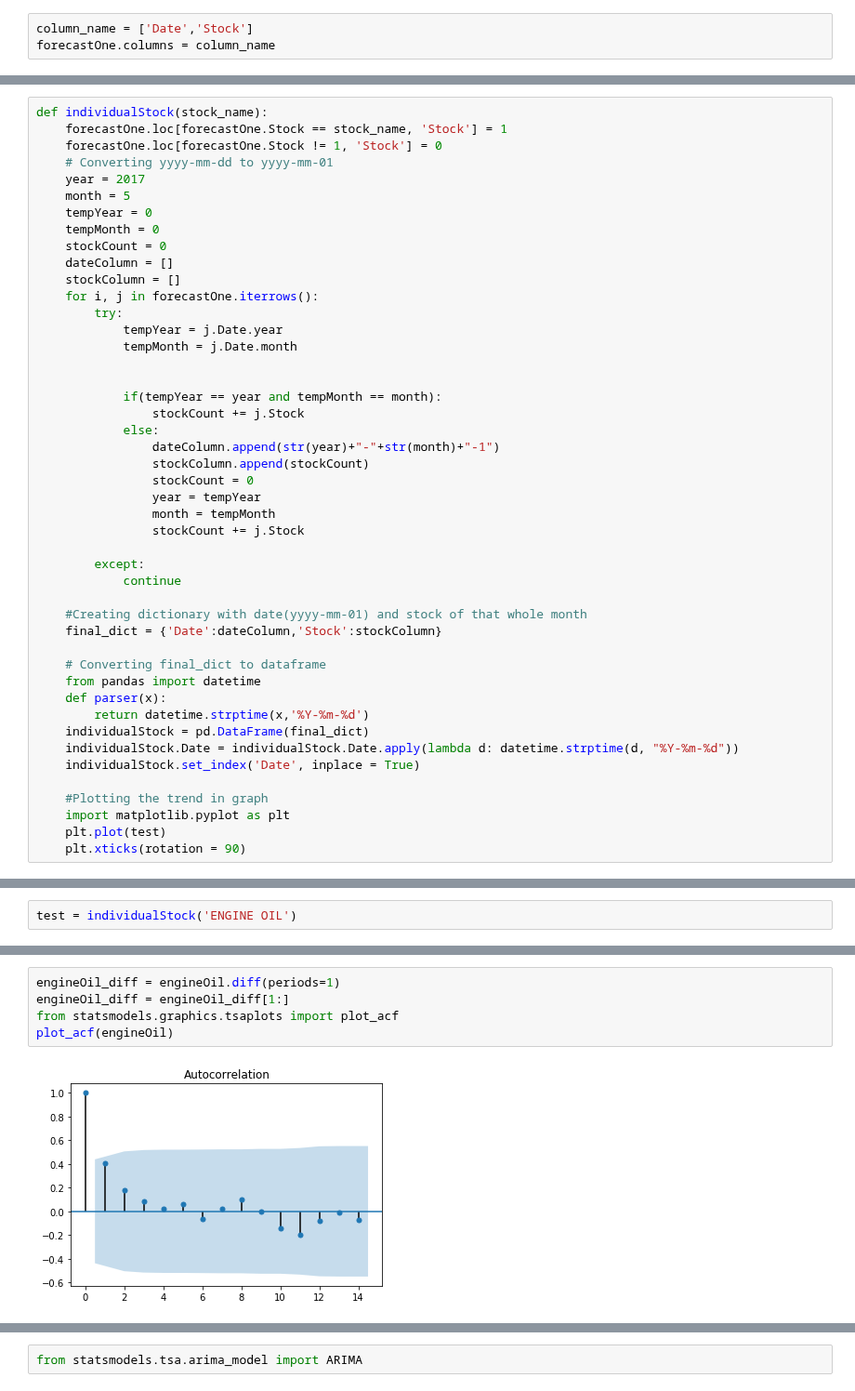
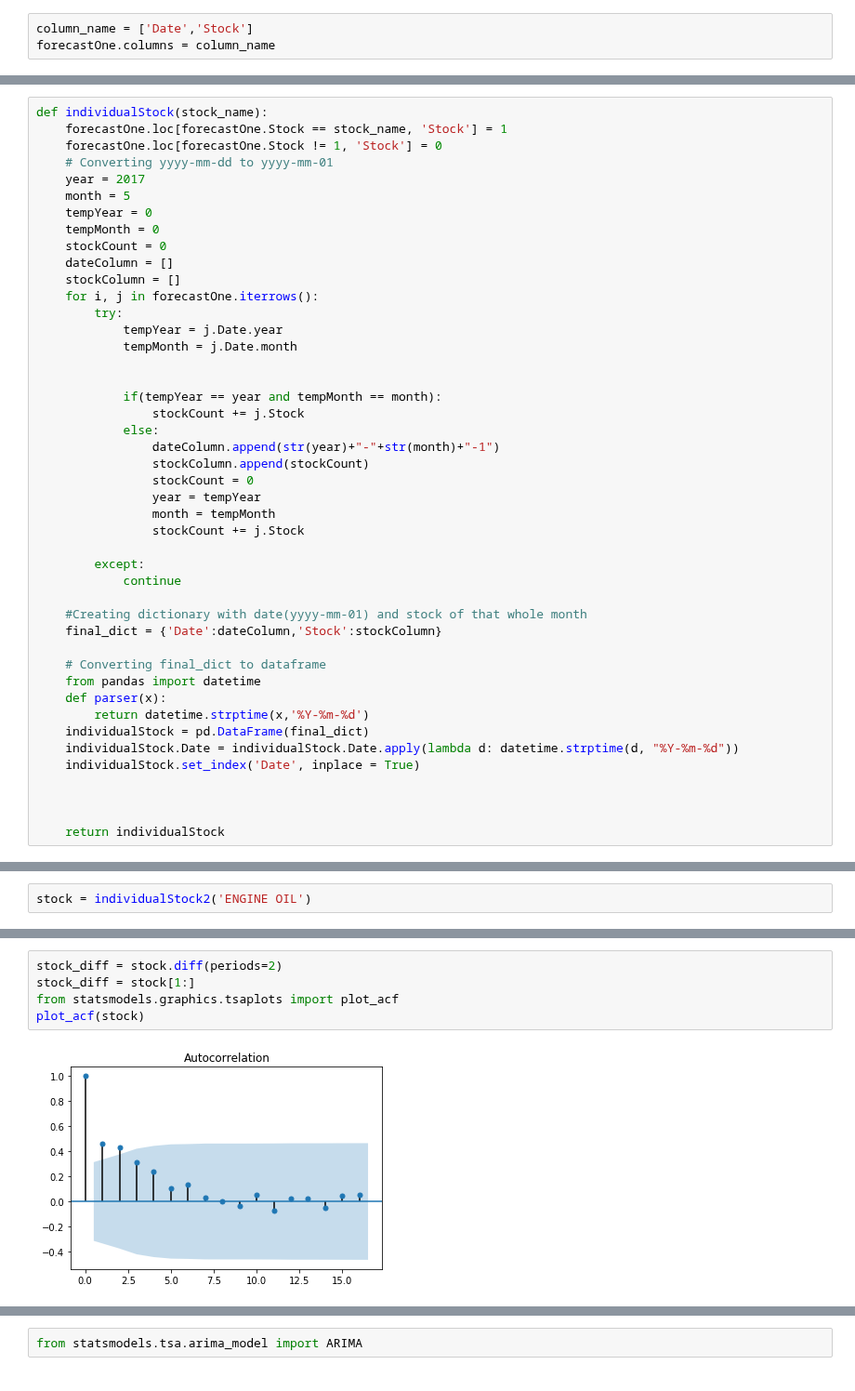
Before and after one commit to sreeharikodakanti/Data-Science-Note, a Jupyter notebook: Assignment #1 Time series/Inventory Forecasting.ipynb, the cells around one changed output, grey strips where cells are left out. Shown at 93% size. Cells and saved outputs as stored; diff of their text form.

```diff
--- a/Assignment #1 Time series/Inventory Forecasting.ipynb
+++ b/Assignment #1 Time series/Inventory Forecasting.ipynb
@@ -94,7 +118,6 @@ def individualStock(stock_name):
     individualStock.Date = individualStock.Date.apply(lambda d: datetime.strptime(d, "%Y-%m-%d"))
     individualStock.set_index('Date', inplace = True)
 
-    #Plotting the trend in graph
-    import matplotlib.pyplot as plt
-    plt.plot(test)
-    plt.xticks(rotation = 90)
+
+
+    return individualStock
@@ -101,2 +191,2 @@ def individualStock(stock_name):
 # %%
-test = individualStock('ENGINE OIL')
+stock = individualStock2('ENGINE OIL')
@@ -175,7 +219,7 @@ plt.xticks(rotation = 90)
 # %%
-engineOil_diff = engineOil.diff(periods=1)
-engineOil_diff = engineOil_diff[1:]
+stock_diff = stock.diff(periods=2)
+stock_diff = stock[1:]
 from statsmodels.graphics.tsaplots import plot_acf
-plot_acf(engineOil)
+plot_acf(stock)
 # %% [output]
-[figure, old version]
+[figure, new version]
```
Also changed, not shown: parts of 65 cells of this notebook, 4 other files.
